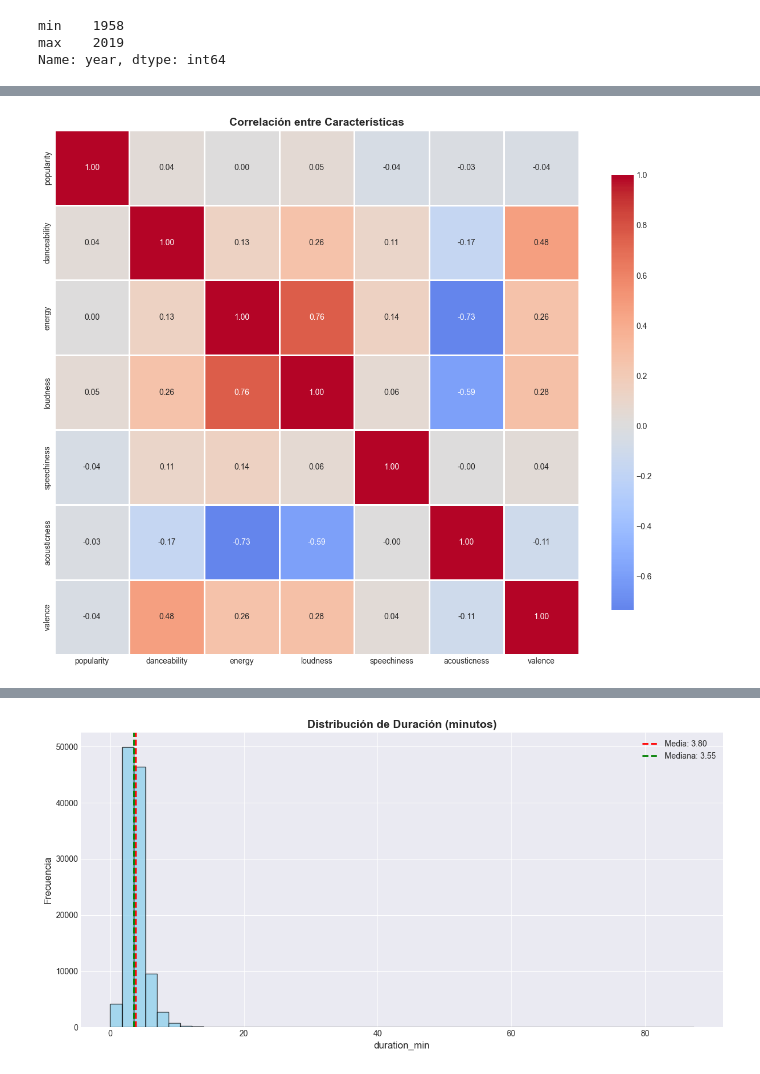
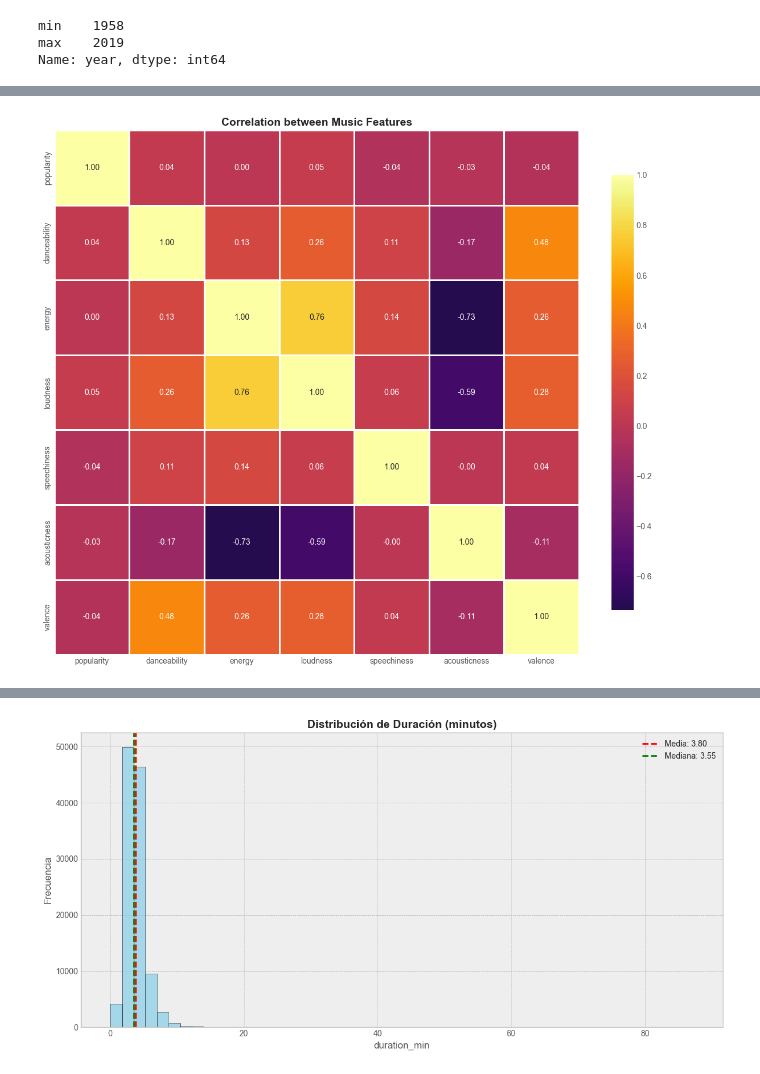
Before and after one commit to HEstefaniaR/workshop-2, a Jupyter notebook: EDA.ipynb, the cells around one changed output, grey strips where cells are left out. Drawn from its saved outputs; the diff is of its cells as text; code cells hidden in the pictures.

```diff
--- a/EDA.ipynb
+++ b/EDA.ipynb
@@ -480,8 +480,0 @@ La columna img y workers no aporta información relevante para el análisis.
-# %%
-import pandas as pd
-import matplotlib.pyplot as plt
-import seaborn as sns
-import numpy as np
-
-plt.style.use('seaborn-v0_8-darkgrid')
-sns.set_palette("")
@@ -580,15 +549,15 @@ plt.show()
 # %%
 plt.figure(figsize=(12, 10))
 corr_features = ['popularity', 'danceability', 'energy', 'loudness',
                  'speechiness', 'acousticness', 'valence']
 corr_matrix = spotify_df[corr_features].corr()
-sns.heatmap(corr_matrix, annot=True, fmt='.2f', cmap='coolwarm',
+sns.heatmap(corr_matrix, annot=True, fmt='.2f', cmap='inferno',
             center=0, square=True, linewidths=1, cbar_kws={'shrink': 0.8})
-plt.title('Correlación entre Características', fontsize=14, fontweight='bold')
+plt.title('Correlation between Music Features', fontsize=14, fontweight='bold')
 plt.tight_layout()
 plt.show()
 # %% [output]
-[figure, old version]
+[figure, new version]
 # %%
 plt.figure(figsize=(8, 8))
 explicit_counts = spotify_df['explicit'].value_counts()
```
Also changed, not shown: parts of 31 cells of this notebook, 2 other files.
